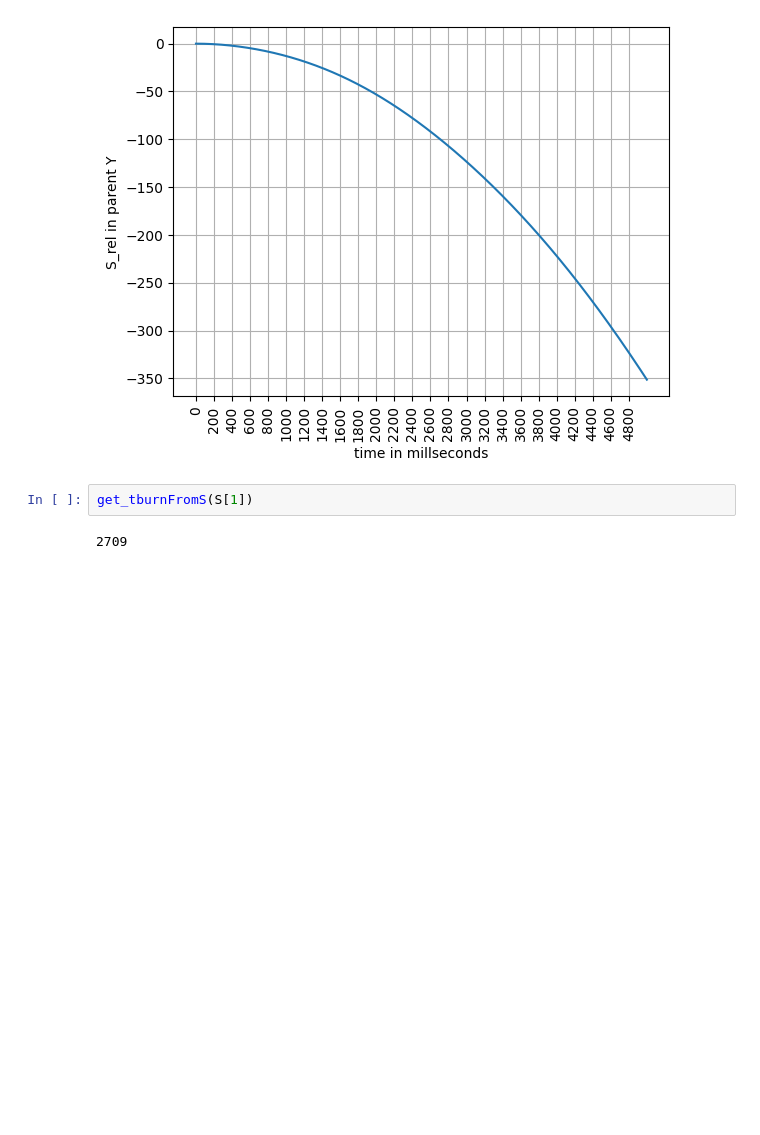
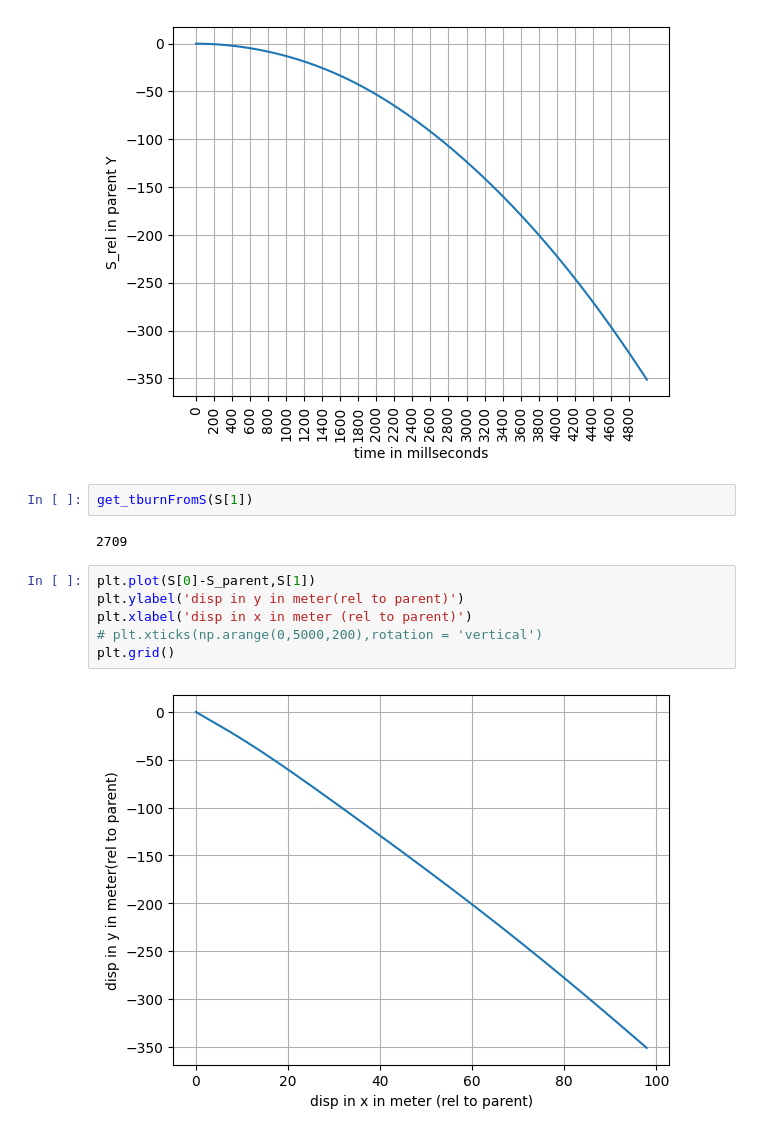
Before and after one commit to lyrickhare/Launcher-Profile, a Jupyter notebook: testingNew/optimizationOfangle.ipynb, the cells around one changed output. Drawn from its saved outputs; the diff is of its cells as text; blank space fills up the shorter version.

```diff
--- a/testingNew/optimizationOfangle.ipynb
+++ b/testingNew/optimizationOfangle.ipynb
@@ -280,3 +280,11 @@ plt.grid()
 get_tburnFromS(S[1])
 # %% [output]
 2709
+# %%
+plt.plot(S[0]-S_parent,S[1])
+plt.ylabel('disp in y in meter(rel to parent)')
+plt.xlabel('disp in x in meter (rel to parent)')
+# plt.xticks(np.arange(0,5000,200),rotation = 'vertical')
+plt.grid()
+# %% [output]
+[figure, added]
```
Also changed, not shown: 3 other files.
